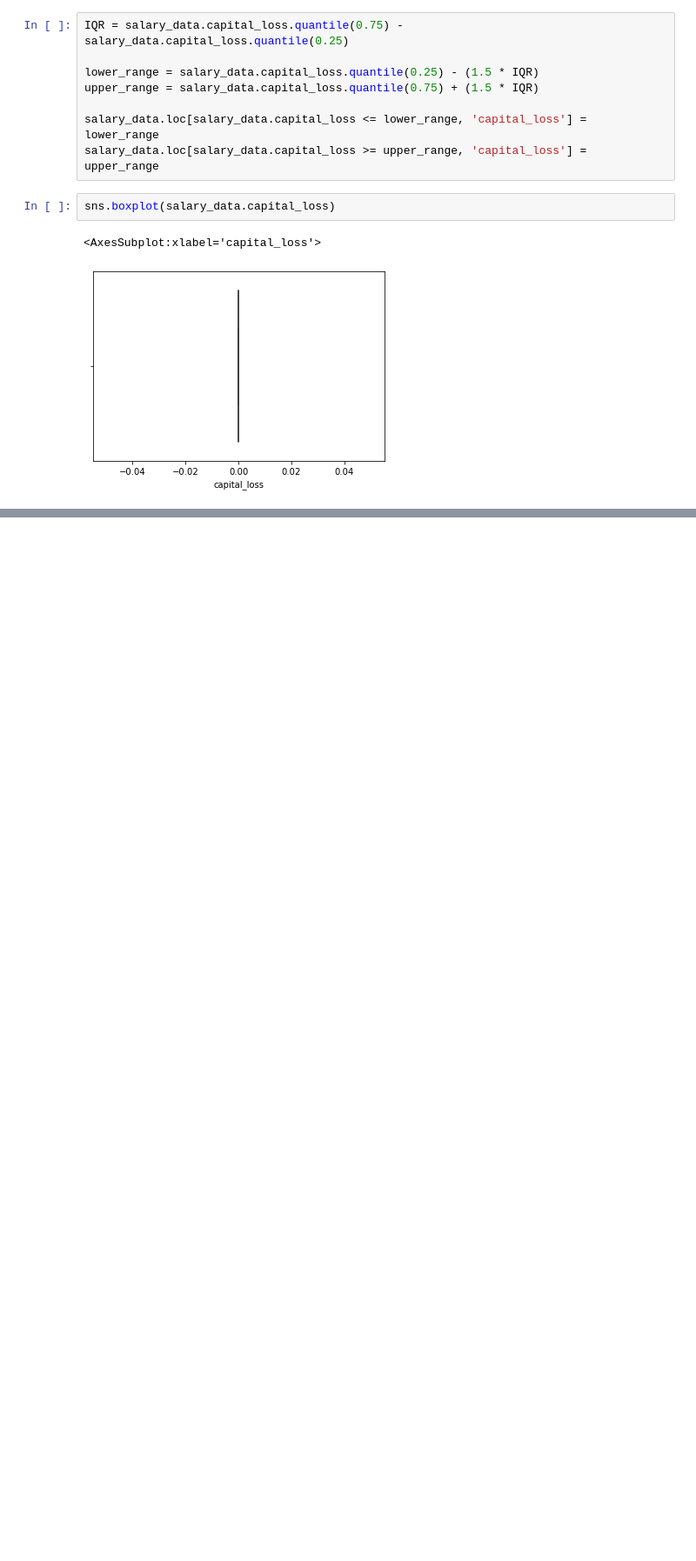
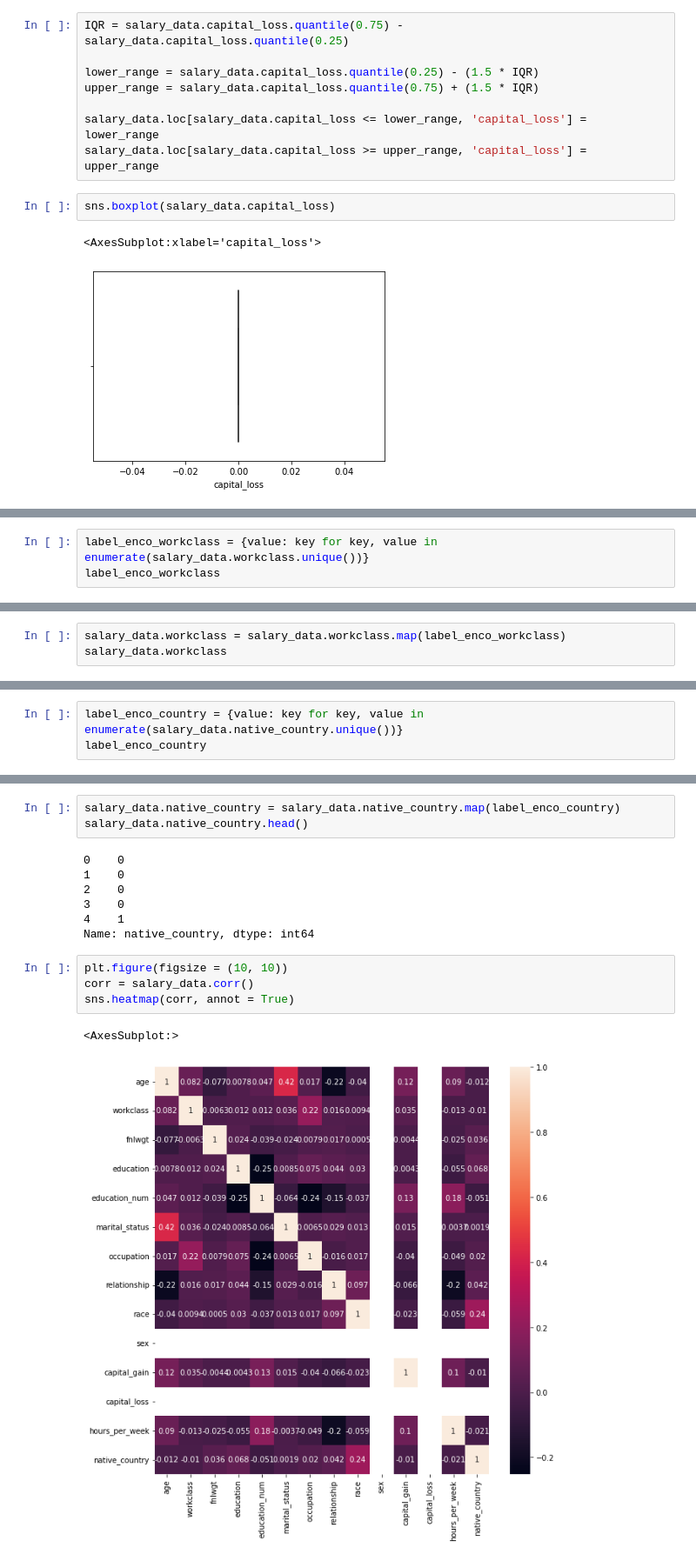
Before and after one commit to ram-polisetti/DataScience, a Jupyter notebook: AdultSalaryPrediction/AdultSalaryPrediction.ipynb, the cells around one changed output, grey strips where cells are left out. Shown: that part at 87% size. Drawn from its saved outputs; the diff is of its cells as text; blank space fills up the shorter version.

```diff
--- a/AdultSalaryPrediction/AdultSalaryPrediction.ipynb
+++ b/AdultSalaryPrediction/AdultSalaryPrediction.ipynb
@@ -301,0 +506,3 @@ sns.boxplot(salary_data.capital_loss)
+# %%
+label_enco_workclass = {value: key for key, value in enumerate(salary_data.workclass.unique())}
+label_enco_workclass
@@ -301,0 +519,3 @@ sns.boxplot(salary_data.capital_loss)
+# %%
+salary_data.workclass = salary_data.workclass.map(label_enco_workclass)
+salary_data.workclass
@@ -301,0 +547,3 @@ sns.boxplot(salary_data.capital_loss)
+# %%
+label_enco_country = {value: key for key, value in enumerate(salary_data.native_country.unique())}
+label_enco_country
@@ -301,0 +568,17 @@ sns.boxplot(salary_data.capital_loss)
+# %%
+salary_data.native_country = salary_data.native_country.map(label_enco_country)
+salary_data.native_country.head()
+# %% [output]
+0    0
+1    0
+2    0
+3    0
+4    1
+Name: native_country, dtype: int64
+# %%
+plt.figure(figsize = (10, 10))
+corr = salary_data.corr()
+sns.heatmap(corr, annot = True)
+# %% [output]
+<AxesSubplot:>
+[figure, added]
```
Also changed, not shown: parts of 29 cells of this notebook.
